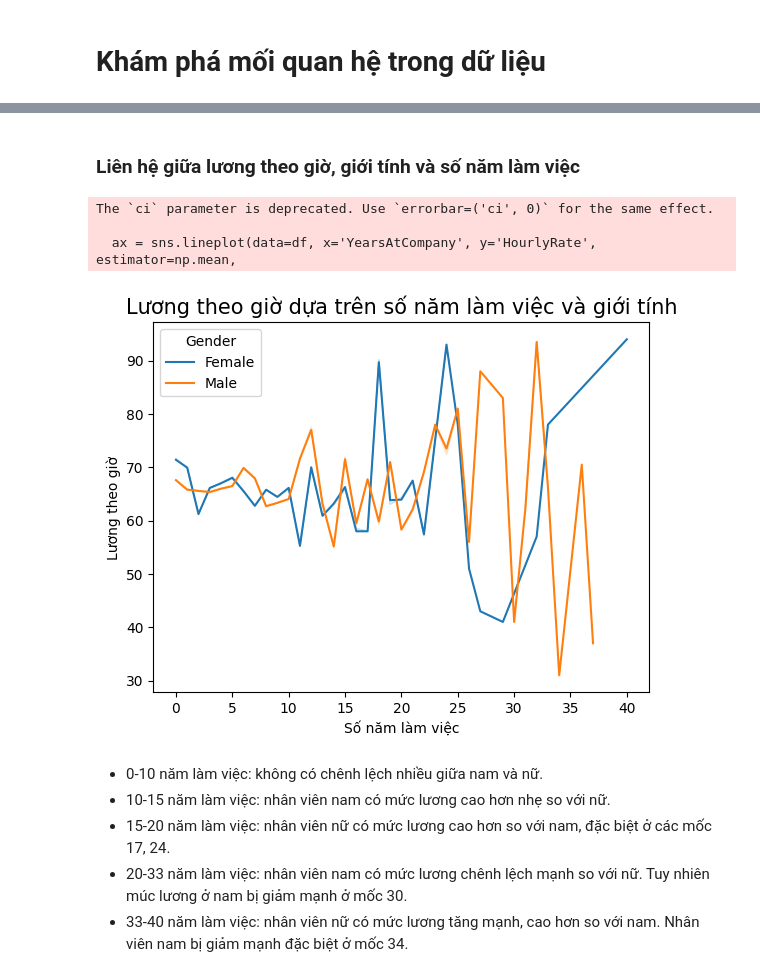
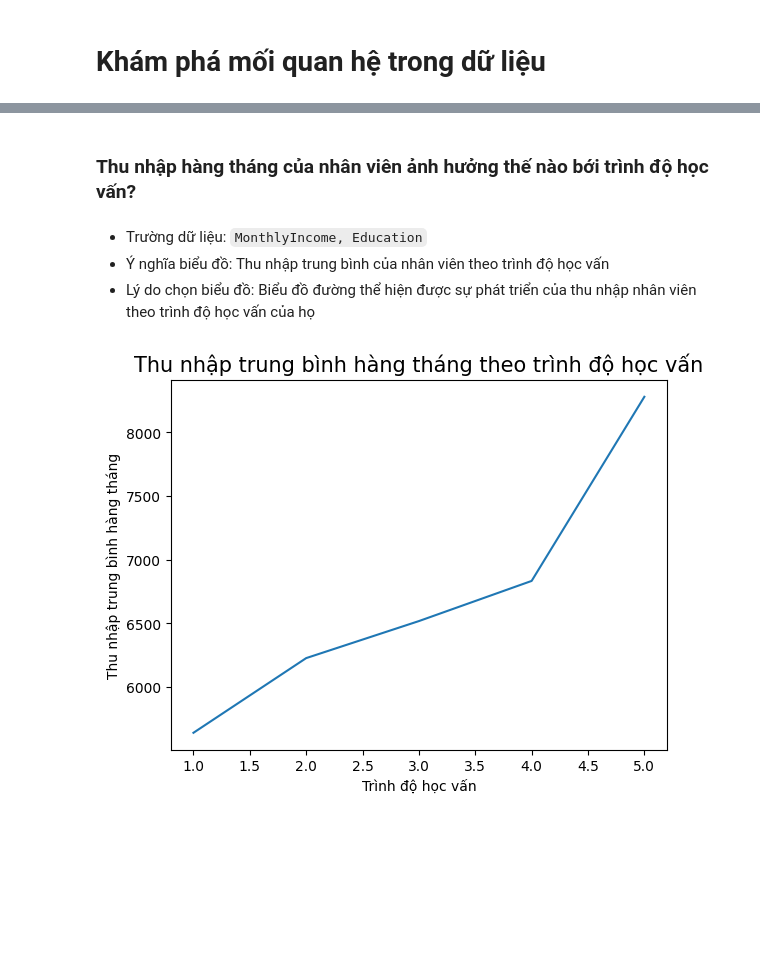
Before and after one commit to HuyHCMUS/DataVisualize-1, a Jupyter notebook: Vu.ipynb, the cells around one changed output, grey strips where cells are left out. Drawn from its saved outputs; the diff is of its cells as text; code cells hidden in the pictures; blank space fills up the shorter version.

```diff
--- a/Vu.ipynb
+++ b/Vu.ipynb
@@ -243,20 +117,16 @@ Text(0.5, 1.0, 'Mức độ hài lòng với công việc theo thời gian làm
-# %% [markdown]
-### Liên hệ giữa lương theo giờ, giới tính và số năm làm việc
-# %%
-ax = sns.lineplot(data=df, x='YearsAtCompany', y='HourlyRate', estimator=np.mean,
-                  hue='Gender', ci=0)
-
-ax.set_xlabel('Số năm làm việc')
-ax.set_ylabel('Lương theo giờ')
-ax.set_title('Lương theo giờ dựa trên số năm làm việc và giới tính', fontsize=15);
-# %% [output]
-The `ci` parameter is deprecated. Use `errorbar=('ci', 0)` for the same effect.
-
-  ax = sns.lineplot(data=df, x='YearsAtCompany', y='HourlyRate', estimator=np.mean,
-[figure, removed]
-# %% [markdown]
-* 0-10 năm làm việc: không có chênh lệch nhiều giữa nam và nữ.
-* 10-15 năm làm việc: nhân viên nam có mức lương cao hơn nhẹ so với nữ.
-* 15-20 năm làm việc: nhân viên nữ có mức lương cao hơn so với nam, đặc biệt ở các mốc 17, 24.
-* 20-33 năm làm việc: nhân viên nam có mức lương chênh lệch mạnh so với nữ. Tuy nhiên múc lương ở nam bị giảm mạnh ở mốc 30.
-* 33-40 năm làm việc: nhân viên nữ có mức lương tăng mạnh, cao hơn so với nam. Nhân viên nam bị giảm mạnh đặc biệt ở mốc 34.
+# %% [markdown]
+### Thu nhập hàng tháng của nhân viên ảnh hưởng thế nào bới trình độ học vấn?
+# %% [markdown]
+* Trường dữ liệu: `MonthlyIncome, Education`
+* Ý nghĩa biểu đồ: Thu nhập trung bình của nhân viên theo trình độ học vấn
+* Lý do chọn biểu đồ: Biểu đồ đường thể hiện được sự phát triển của thu nhập nhân viên theo trình độ học vấn của họ
+# %%
+edu_income = df.groupby('Education')['MonthlyIncome'].mean().reset_index()
+
+plt.plot(edu_income['Education'], edu_income['MonthlyIncome'])
+plt.xlabel('Trình độ học vấn', fontsize=10)
+plt.ylabel('Thu nhập trung bình hàng tháng', fontsize=10)
+plt.title('Thu nhập trung bình hàng tháng theo trình độ học vấn', fontsize=15)
+plt.show()
+# %% [output]
+[figure, added]
```
Also changed, not shown: parts of 42 cells of this notebook.
